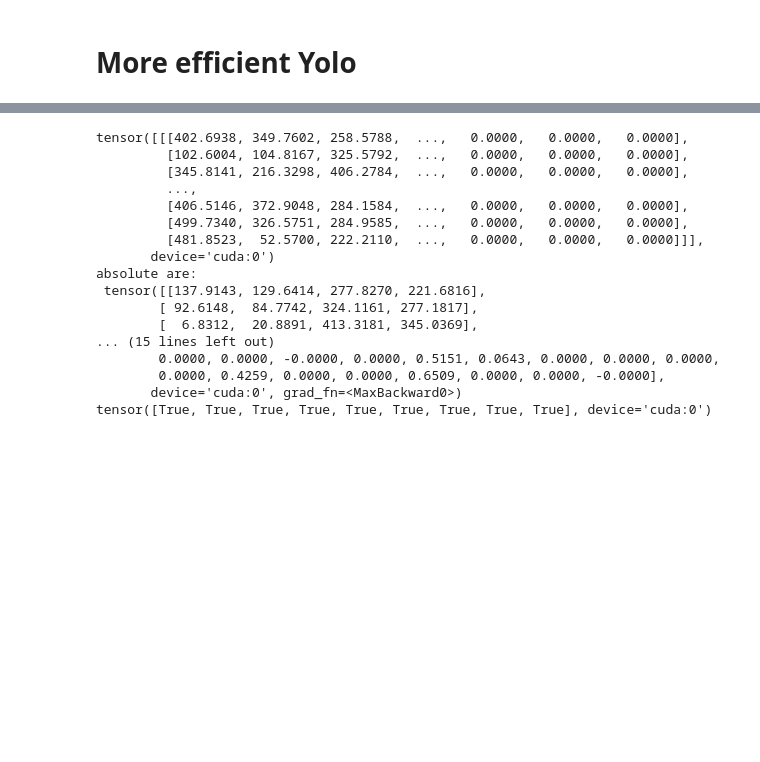
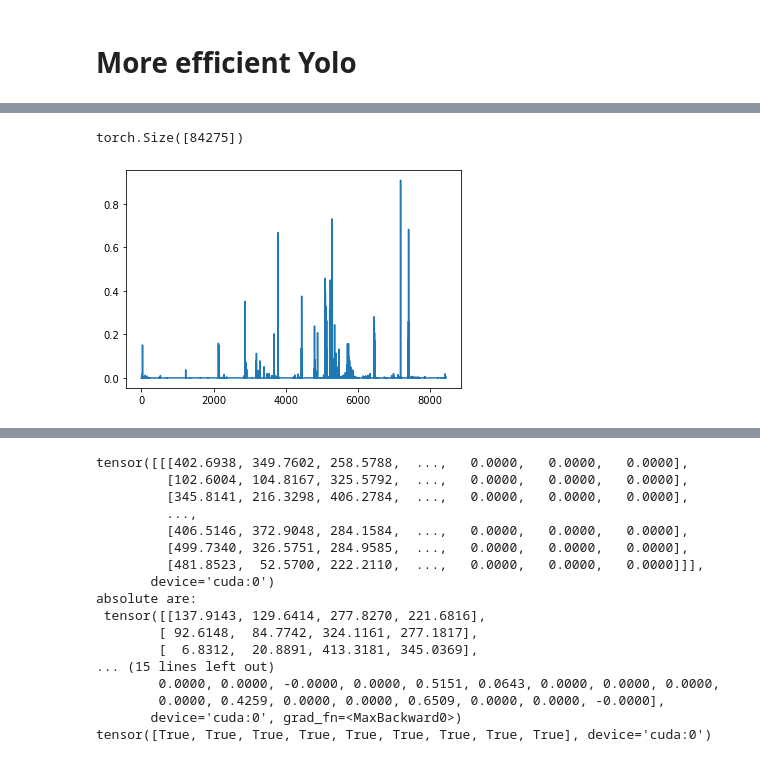
Before and after one commit to kostas1515/yolo_on_coco, a Jupyter notebook: coco.ipynb, the cells around one changed output, grey strips where cells are left out. Saved outputs shown, nothing was run; the diff lists cells and outputs as text; code cells hidden in the pictures; blank space fills up the shorter version.

```diff
--- a/coco.ipynb
+++ b/coco.ipynb
@@ -1358,0 +1361,12 @@ Pgr:1.3848856446028688% L:2.3592481082172023 IoU:0.7872380018234253 pob:0.465057
+# %%
+print(no_obj.shape)
+no_obj_vis=no_obj.cpu().detach().numpy()
+import matplotlib.pyplot as plt
+
+t = np.arange(0., no_obj.shape[0]/10, 0.1)
+
+plt.plot(t,no_obj_vis)
+plt.show()
+# %% [output]
+torch.Size([84275])
+[figure, added]
```
Also changed, not shown: parts of 6 cells of this notebook, 2 other files.
